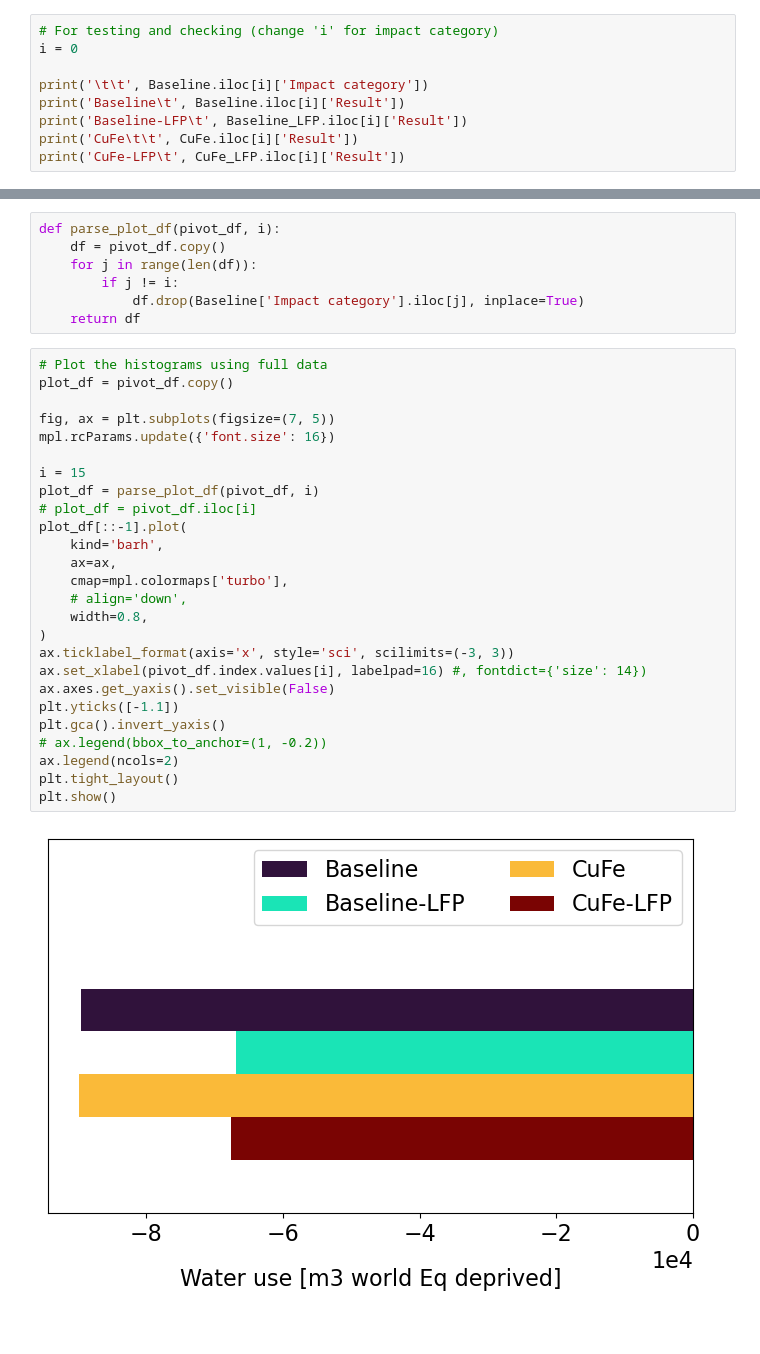
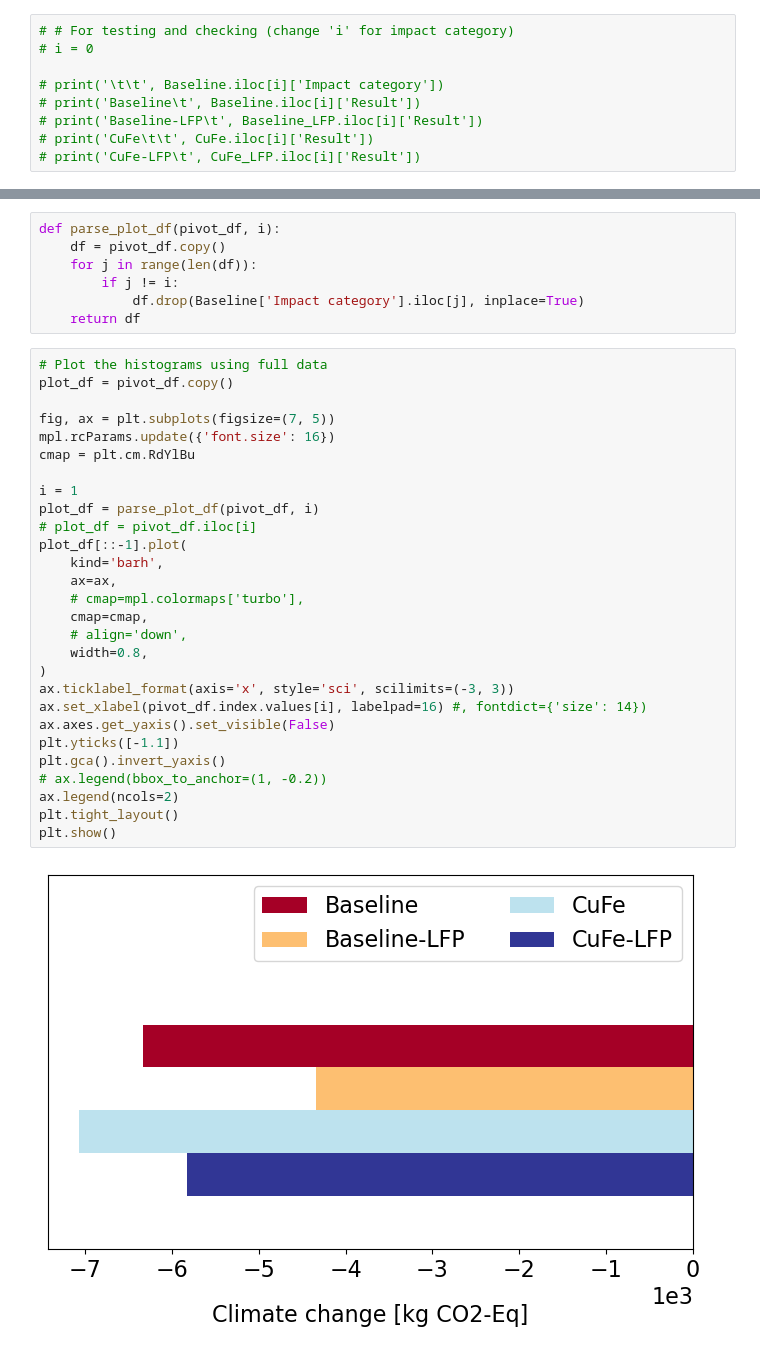
Before and after one commit to laphei/openlca-contributor, a Jupyter notebook: LCIA_graphs.ipynb, the cells around one changed output, grey strips where cells are left out. Drawn from its saved outputs; the diff is of its cells as text.

```diff
--- a/LCIA_graphs.ipynb
+++ b/LCIA_graphs.ipynb
@@ -104,9 +79,9 @@ relative_impacts
 # %%
-# For testing and checking (change 'i' for impact category)
-i = 0
+# # For testing and checking (change 'i' for impact category)
+# i = 0
 
-print('\t\t', Baseline.iloc[i]['Impact category'])
-print('Baseline\t', Baseline.iloc[i]['Result'])
-print('Baseline-LFP\t', Baseline_LFP.iloc[i]['Result'])
-print('CuFe\t\t', CuFe.iloc[i]['Result'])
-print('CuFe-LFP\t', CuFe_LFP.iloc[i]['Result'])
+# print('\t\t', Baseline.iloc[i]['Impact category'])
+# print('Baseline\t', Baseline.iloc[i]['Result'])
+# print('Baseline-LFP\t', Baseline_LFP.iloc[i]['Result'])
+# print('CuFe\t\t', CuFe.iloc[i]['Result'])
+# print('CuFe-LFP\t', CuFe_LFP.iloc[i]['Result'])
@@ -136,31 +105,33 @@ def parse_plot_df(pivot_df, i):
 # %%
 # Plot the histograms using full data
 plot_df = pivot_df.copy()
 
 fig, ax = plt.subplots(figsize=(7, 5))
 mpl.rcParams.update({'font.size': 16})
+cmap = plt.cm.RdYlBu
 
-i = 15
+i = 1
 plot_df = parse_plot_df(pivot_df, i)
 # plot_df = pivot_df.iloc[i]
 plot_df[::-1].plot(
     kind='barh',
     ax=ax,
-    cmap=mpl.colormaps['turbo'],
+    # cmap=mpl.colormaps['turbo'],
+    cmap=cmap,
     # align='down',
     width=0.8,
 )
 ax.ticklabel_format(axis='x', style='sci', scilimits=(-3, 3))
 ax.set_xlabel(pivot_df.index.values[i], labelpad=16) #, fontdict={'size': 14})
 ax.axes.get_yaxis().set_visible(False)
 plt.yticks([-1.1])
 plt.gca().invert_yaxis()
 # ax.legend(bbox_to_anchor=(1, -0.2))
 ax.legend(ncols=2)
 plt.tight_layout()
 plt.show()
 # %% [output]
-[figure, old version]
+[figure, new version]
 # %%
 fig, ax = plt.subplots(figsize=(16, 14))
 mpl.rcParams.update({'font.size': 16})
```
Also changed, not shown: parts of 4 cells of this notebook, 1 other file.
